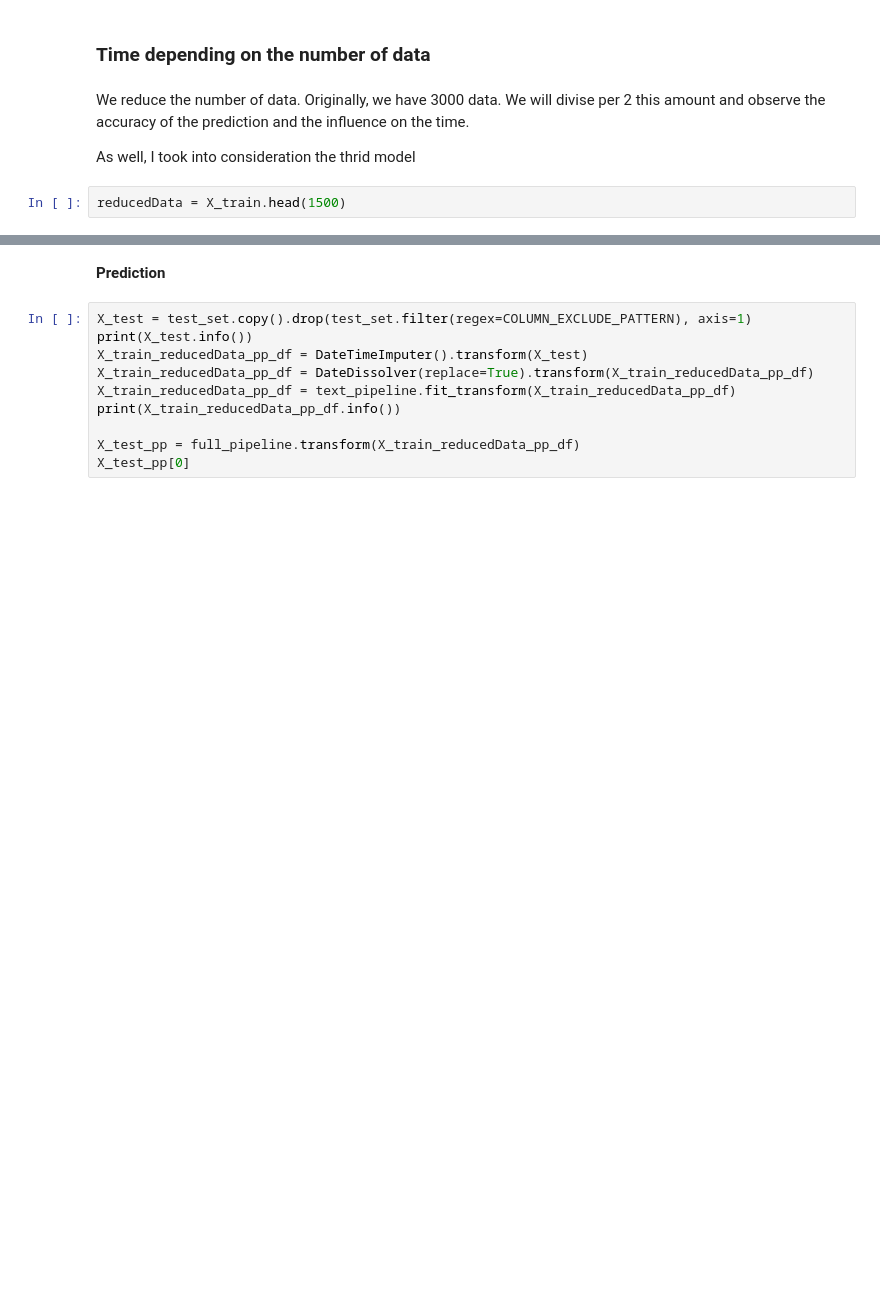
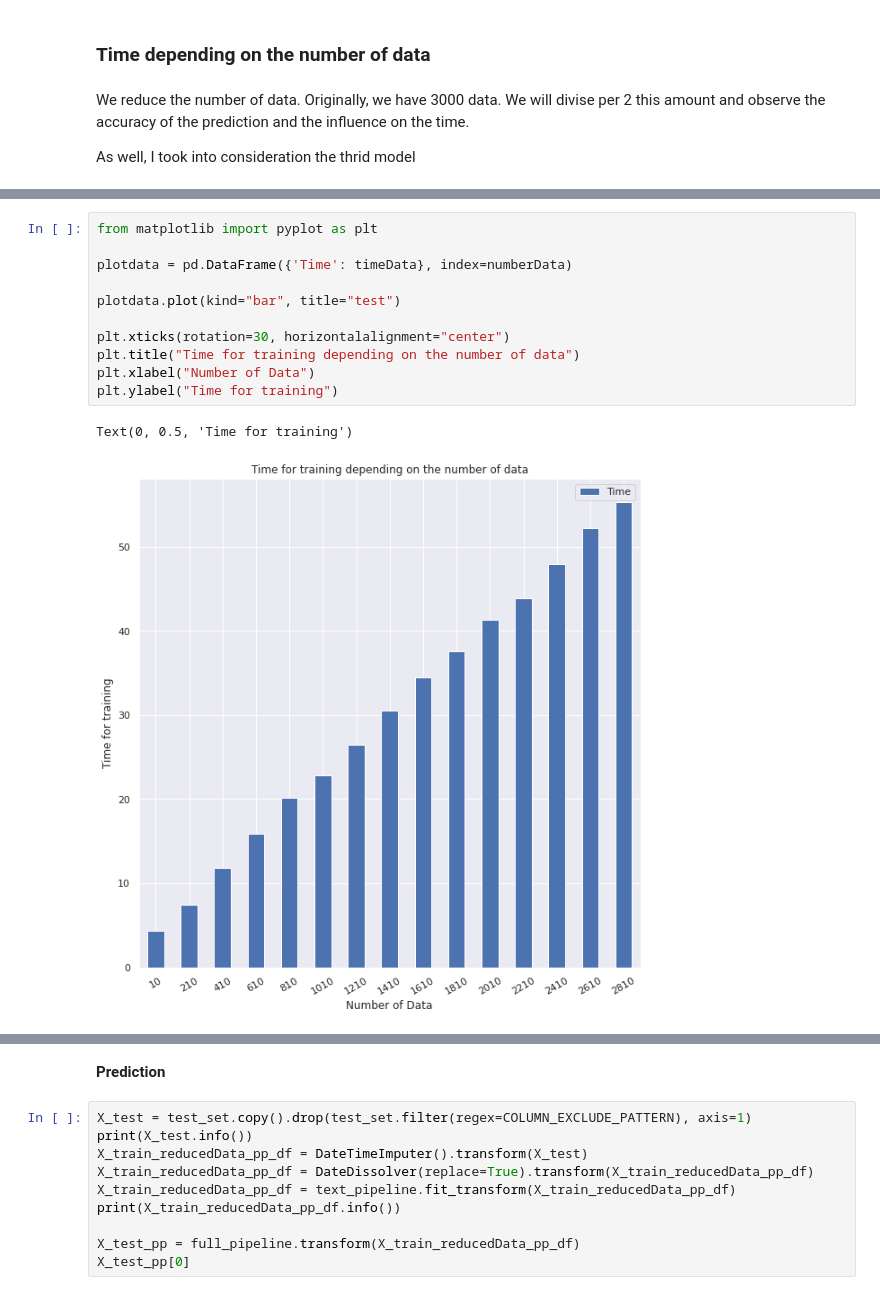
Before and after one commit to Alexia-GROSS/ML_Movies-Popularity-Prediction, a Jupyter notebook: ML_Alexia_Gross.ipynb, the cells around one changed output, grey strips where cells are left out. Drawn from its saved outputs; the diff is of its cells as text; blank space fills up the shorter version.

```diff
--- a/ML_Alexia_Gross.ipynb
+++ b/ML_Alexia_Gross.ipynb
@@ -1131,6 +1162,4 @@ dict_keys(['loss', 'val_loss'])
 We reduce the number of data. Originally, we have 3000 data. We will divise per 2 this amount and observe the accuracy of the prediction and the influence on the time.
 
 As well, I took into consideration the thrid model
-# %%
-reducedData = X_train.head(1500)
 # %%
@@ -1177,0 +1401,14 @@ Epoch 100/100
+# %%
+from matplotlib import pyplot as plt
+
+plotdata = pd.DataFrame({'Time': timeData}, index=numberData)
+
+plotdata.plot(kind="bar", title="test")
+
+plt.xticks(rotation=30, horizontalalignment="center")
+plt.title("Time for training depending on the number of data")
+plt.xlabel("Number of Data")
+plt.ylabel("Time for training")
+# %% [output]
+Text(0, 0.5, 'Time for training')
+[figure, added]
```
Also changed, not shown: parts of 12 cells of this notebook.
